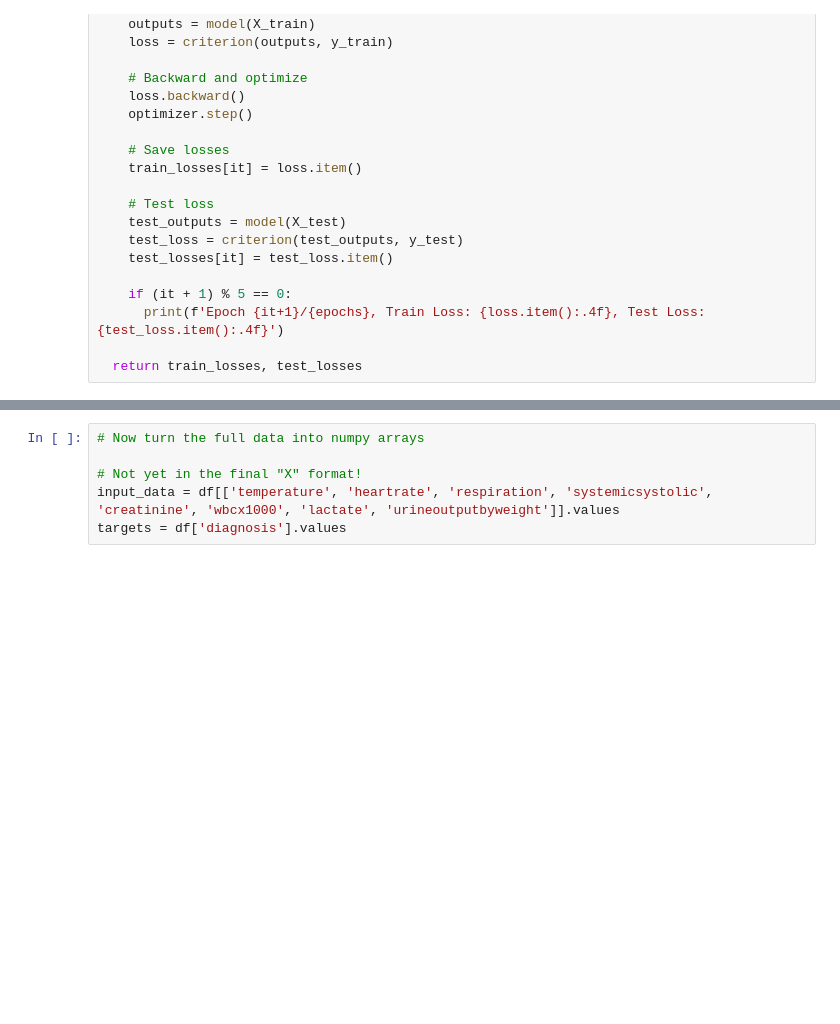
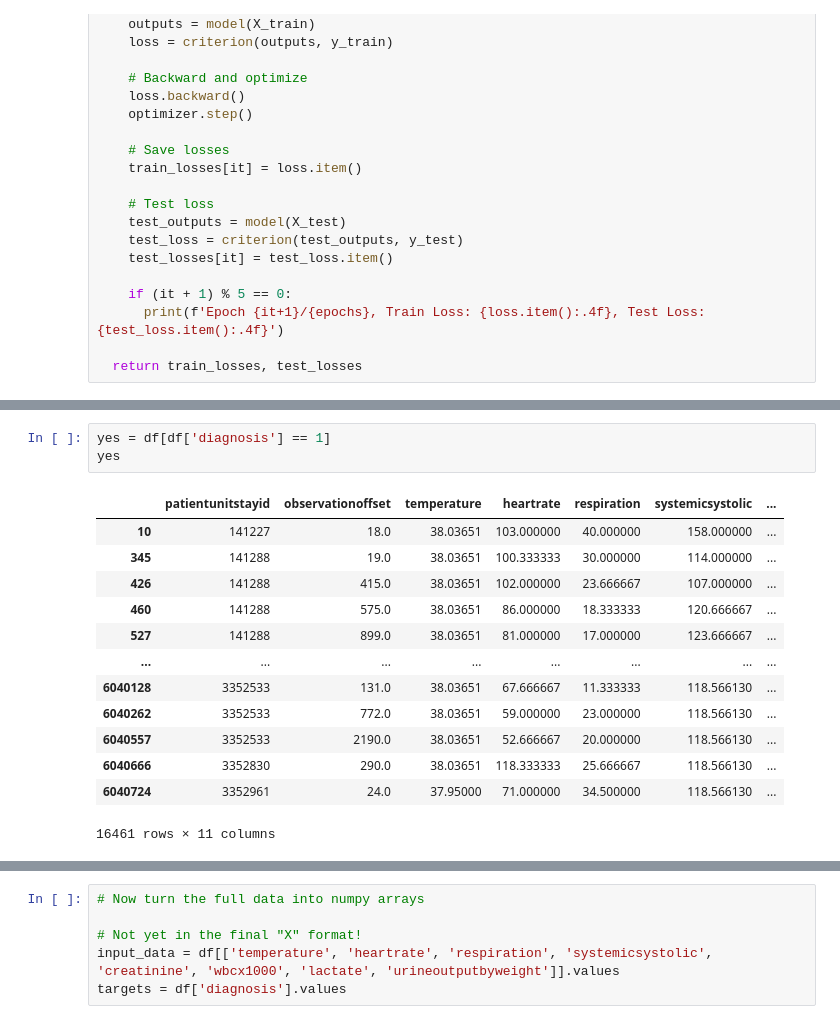
Before and after one commit to StallionsProject/SepsisPrediction, a Jupyter notebook: Jupyter Notebooks/Models/PyTorch_Stock_Returns.ipynb, the cells around one changed output, grey strips where cells are left out. Drawn from its saved outputs; the diff is of its cells as text; blank space fills up the shorter version.

```diff
--- a/Jupyter Notebooks/Models/PyTorch_Stock_Returns.ipynb
+++ b/Jupyter Notebooks/Models/PyTorch_Stock_Returns.ipynb
@@ -427,0 +103,17 @@ df
+# %%
+yes = df[df['diagnosis'] == 1]
+yes
+# %% [output]
+|  | patientunitstayid | observationoffset | temperature | heartrate | respiration | systemicsystolic | ... |
+| 10 | 141227 | 18.0 | 38.03651 | 103.000000 | 40.000000 | 158.000000 | ... |
+| 345 | 141288 | 19.0 | 38.03651 | 100.333333 | 30.000000 | 114.000000 | ... |
+| 426 | 141288 | 415.0 | 38.03651 | 102.000000 | 23.666667 | 107.000000 | ... |
+| 460 | 141288 | 575.0 | 38.03651 | 86.000000 | 18.333333 | 120.666667 | ... |
+| 527 | 141288 | 899.0 | 38.03651 | 81.000000 | 17.000000 | 123.666667 | ... |
+| ... | ... | ... | ... | ... | ... | ... | ... |
+| 6040128 | 3352533 | 131.0 | 38.03651 | 67.666667 | 11.333333 | 118.566130 | ... |
+| 6040262 | 3352533 | 772.0 | 38.03651 | 59.000000 | 23.000000 | 118.566130 | ... |
+| 6040557 | 3352533 | 2190.0 | 38.03651 | 52.666667 | 20.000000 | 118.566130 | ... |
+| 6040666 | 3352830 | 290.0 | 38.03651 | 118.333333 | 25.666667 | 118.566130 | ... |
+| 6040724 | 3352961 | 24.0 | 37.95000 | 71.000000 | 34.500000 | 118.566130 | ... |
+16461 rows × 11 columns
```
Also changed, not shown: parts of 46 cells of this notebook, 1 other file.
